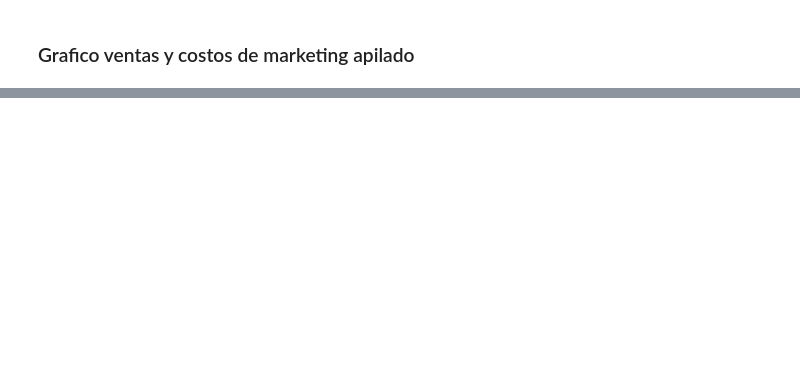
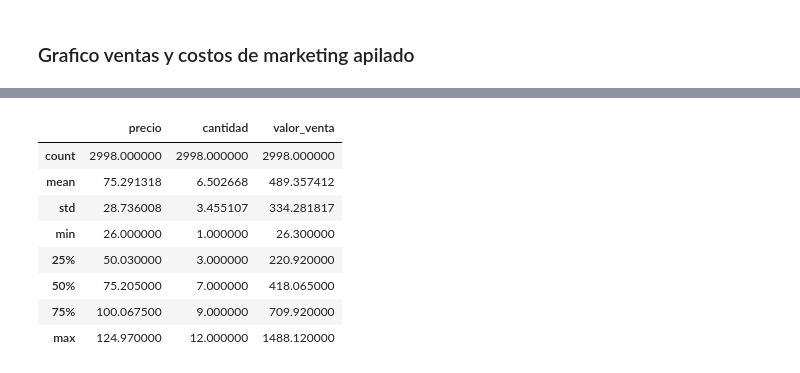
Before and after one commit to CamilaVillarreal/Comision-252613-TPI-Data-Analytics-Final, a Jupyter notebook: Final.ipynb, the cells around one changed output, grey strips where cells are left out. Saved outputs shown, nothing was run; the diff lists cells and outputs as text; code cells hidden in the pictures; blank space fills up the shorter version.

```diff
--- a/Final.ipynb
+++ b/Final.ipynb
@@ -785,0 +859,14 @@ plt.show()
+# %%
+# Dataframe ventas
+df_ventas[["precio", "cantidad", "valor_venta"]].describe()
+# df_ventas.describe()
+# %% [output]
+|  | precio | cantidad | valor_venta |
+| count | 2998.000000 | 2998.000000 | 2998.000000 |
+| mean | 75.291318 | 6.502668 | 489.357412 |
+| std | 28.736008 | 3.455107 | 334.281817 |
+| min | 26.000000 | 1.000000 | 26.300000 |
+| 25% | 50.030000 | 3.000000 | 220.920000 |
+| 50% | 75.205000 | 7.000000 | 418.065000 |
+| 75% | 100.067500 | 9.000000 | 709.920000 |
+| max | 124.970000 | 12.000000 | 1488.120000 |
```
Also changed, not shown: parts of 25 cells of this notebook.
